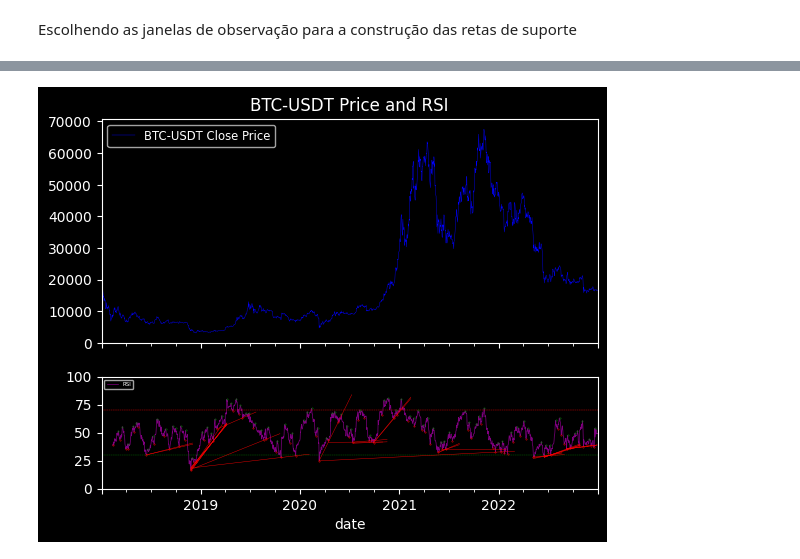
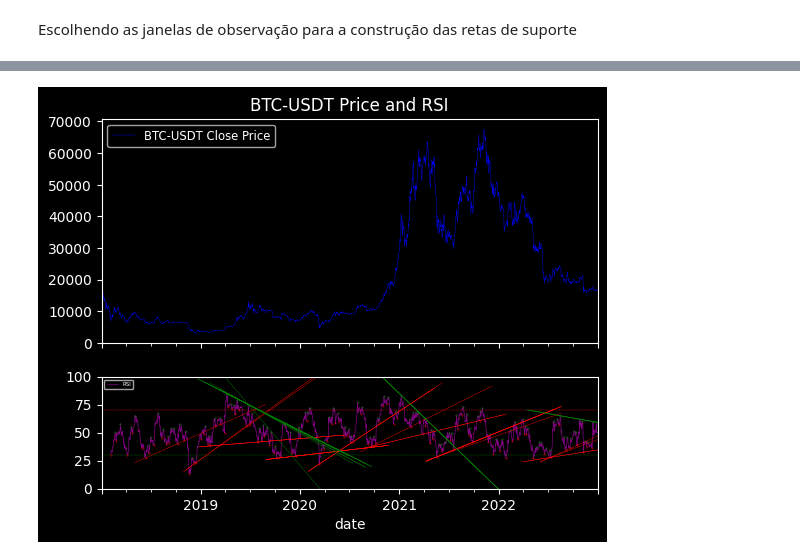
Before and after one commit to fabiomcdc/Projeto_Linhas_de_Tendencia_RSI, a Jupyter notebook: projeto_fInal_jupiter.ipynb, the cells around one changed output, grey strips where cells are left out. Cells and saved outputs as stored; diff of their text form; code cells hidden in the pictures.

```diff
--- a/projeto_fInal_jupiter.ipynb
+++ b/projeto_fInal_jupiter.ipynb
@@ -327,12 +364,25 @@ Limpando mais retas desnecessárias
+# %%
+mapeados_trendlines_suporte_df = mapear_retas_com_bottoms(bottoms_df, slope_ok_trendlines_suporte_df, 2)
+
+mapeados_trendlines_suporte_df.to_csv('dados_csv_produzidos/mapeados_trendlines_suporte.csv', index=True)
 # %%
 # Preparando o DataFrame para os resultados consolidados
-mapeado_trendlines_suporte_df = mapear_retas_com_bottoms(bottoms_df, cons_trendlines_suporte_df, 2)
 
-mapeado_trendlines_suporte_df.to_csv('dados_csv_produzidos/mapeado_trendlines_suporte.csv', index=True)
 
-expurgado_trendlines_suporte_df = mapeado_trendlines_suporte_df[mapeado_trendlines_suporte_df['mapeado'] != 0]
+mapeados_trendlines_suporte_df.to_csv('dados_csv_produzidos/mapeados_trendlines_suporte.csv', index=True)
+
+expurgado_trendlines_suporte_df = mapeados_trendlines_suporte_df[mapeados_trendlines_suporte_df['mapeado'] != 0]
 
 expurgado_trendlines_suporte_df.to_csv('dados_csv_produzidos/expurgado_trendlines_suporte.csv', index=True)
+
+# Preparando o DataFrame para os resultados consolidados
+mapeados_trendlines_resistencia_df = mapear_retas_com_tops(tops_df, slope_ok_trendlines_resistencia_df, 2)
+
+mapeados_trendlines_resistencia_df.to_csv('dados_csv_produzidos/mapeados_trendlines_resistencia.csv', index=True)
+
+expurgado_trendlines_resistencia_df = mapeados_trendlines_resistencia_df[mapeados_trendlines_resistencia_df['mapeado'] != 0]
+
+expurgado_trendlines_resistencia_df.to_csv('dados_csv_produzidos/expurgado_trendlines_resistencia.csv', index=True)
 # %%
 plt.style.use('dark_background')
 fig, (ax1, ax3) = plt.subplots(2, sharex=True, gridspec_kw={'height_ratios': [2, 1]})
@@ -379,35 +429,63 @@ datas = data.index[len(data.index) - len(rsi_values):]
 for i in range(len(expurgado_trendlines_suporte_df)):
     row = expurgado_trendlines_suporte_df.iloc[i]
 
-    x_start = int(row['x_min'])
+    x_start = int(row['inicio_janela'])-40
     y_start = row['support_slope'] * x_start + row['support_intercept']
 
     # Ajustar y_start se necessário
     if y_start < 0:
         x_start = max(0, min(len(datas) - 1, int(-row['support_intercept'] / row['support_slope'])))
         y_start = row['support_slope'] * x_start + row['support_intercept']
 
-    x_end = min(len(datas)-1, 50+int(row['x_max']))
+    x_end = min(len(datas)-1, 300+int(row['x_max']))
     y_end = row['support_slope'] * x_end + row['support_intercept']
 
     # Ajustar y_end se necessário
     if y_end < 0:
         x_end = max(0, min(len(datas) - 1, int(-row['support_intercept'] / row['support_slope'])))
         y_end = row['support_slope'] * x_end + row['support_intercept']
 
     # Obter datas de início e fim
     data_start = datas[x_start]
     data_end = datas[x_end]
 
     # Desenhar o segmento de reta
     ax3.plot([data_start, data_end], [y_start, y_end], color='r', linewidth=0.3)
 
 # ----------------------------------------------------------------
 
+for i in range(len(expurgado_trendlines_resistencia_df)):
+    row = expurgado_trendlines_resistencia_df.iloc[i]
+
+    x_start = int(row['inicio_janela'])-40
+    y_start = row['resist_slope'] * x_start + row['resist_intercept']
+
+    # Ajustar y_start se necessário
+    if y_start < 0:
+        x_start = max(0, min(len(datas) - 1, int(-row['resist_intercept'] / row['resist_slope'])))
+        y_start = row['resist_slope'] * x_start + row['resist_intercept']
+
+    x_end = min(len(datas)-1, 300+int(row['fim_janela']))
+    y_end = row['resist_slope'] * x_end + row['resist_intercept']
+
+    # Ajustar y_end se necessário
+    if y_end < 0:
+        x_end = max(0, min(len(datas) - 1, 200+int(-row['resist_intercept'] / row['resist_slope'])))
+        y_end = row['resist_slope'] * x_end + row['resist_intercept']
+
+    # Obter datas de início e fim
+    data_start = datas[x_start]
+    data_end = datas[x_end]
+
+    # Desenhar o segmento de reta
+    ax3.plot([data_start, data_end], [y_start, y_end], color='green', linewidth=0.3)
+
+# ----------------------------------------------------------------
+
 fig.savefig('meu_grafico_2.png', dpi=300)  # Salva a figura como um arquivo PNG com alta resolução
 
 plt.show()
 
 # ----------------------------------------------------------------
 # %% [output]
-[figure, old version]
+[figure, new version]
```
Also changed, not shown: parts of 15 cells of this notebook, 30 other files.
